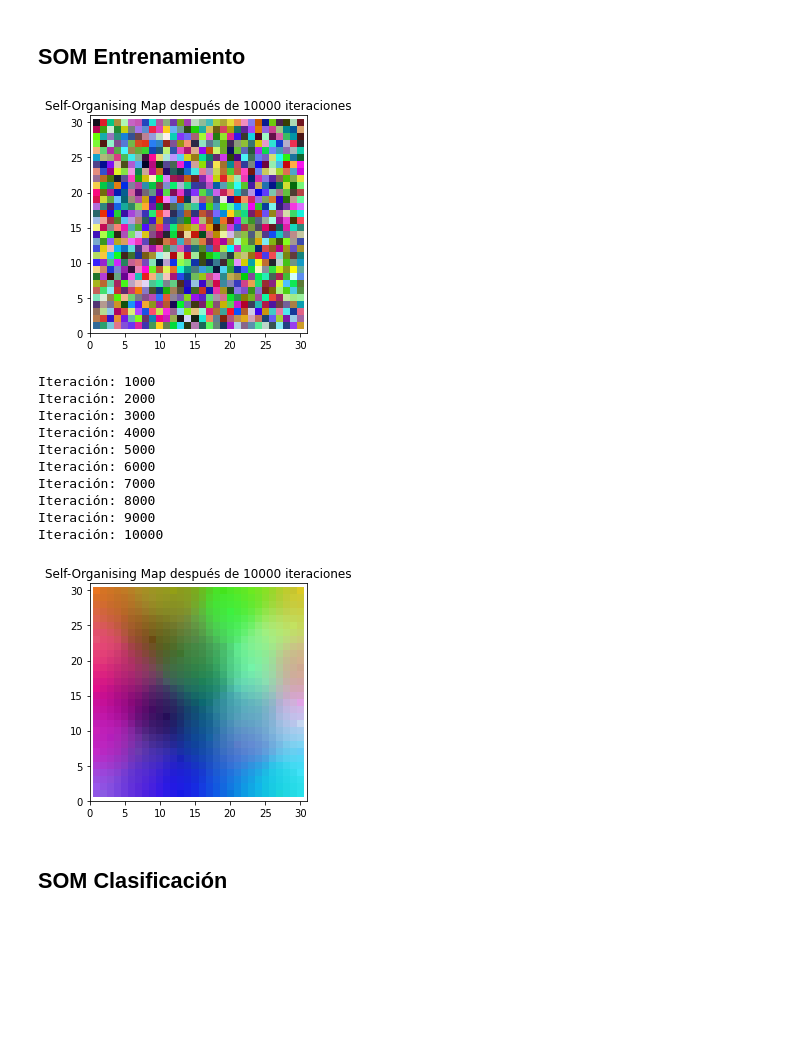
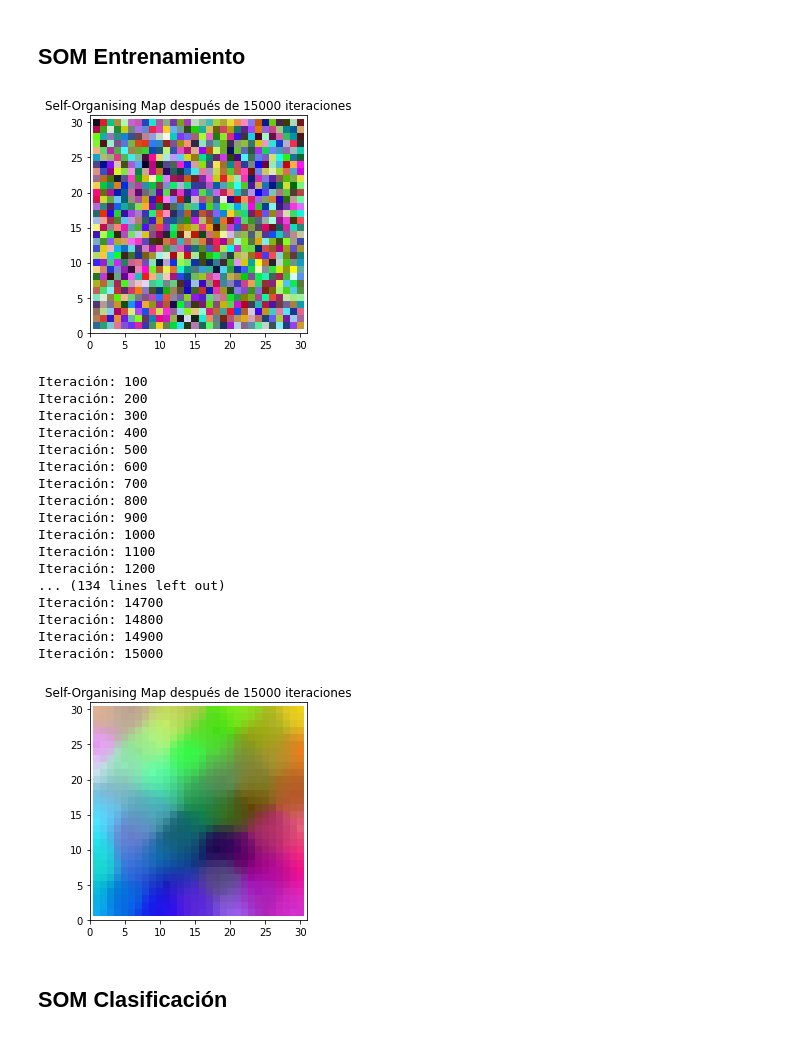
Before and after one commit to marcos261099/Practica1IA2, a Jupyter notebook: p1/L1P1-SOM_colores-resultado.ipynb, the cells around one changed output. Saved outputs shown, nothing was run; the diff lists cells and outputs as text; code cells hidden in the pictures; blank space fills up the shorter version.

```diff
--- a/p1/L1P1-SOM_colores-resultado.ipynb
+++ b/p1/L1P1-SOM_colores-resultado.ipynb
@@ -29,8 +29,8 @@ datos=datos.T #hacemos la transpuesta
 # Inicializa tamaño del mapa de Kohonen, número de iteraciones y learning rate
 # Inicializa normalizar_datos dependiendo de si tienes que normalizar los datos o no
 lado_mapa = 30 #25*25 =625, tendremos 900 neuronas
-periodo = 10000 # las veces que se repite
-learning_rate =  0.1 # cuanto se desplaza la neurona
+periodo = 15000 # las veces que se repite
+learning_rate =  0.3 # cuanto se desplaza la neurona
 normalizar_datos = True #normalizamos los datos
 # %% [markdown]
 #### A partir de este punto solo hay cálculos. No se introducen más valores "a mano"
@@ -175,43 +175,50 @@ def histograma3D(datos):
 # %%
 # Entrena la red con el dataset de entrenamiento
 pintar_mapa(matriz_pesos)
 for iteracion in range(periodo):
     aleatorio=np.random.randint(num_datos)
 
     ValoresEscogidos=datos[aleatorio] # como los datos no se van a modificar no hace falta que pongas el .copy()
 
     bmu,bmu_idx=calcular_bmu(ValoresEscogidos,matriz_pesos,False)
 
     learning_rate_actual=variacion_learning_rate(learning_rate,iteracion,periodo)
     matriz_pesos[bmu_idx[0]][bmu_idx[1]]+=learning_rate_actual*(ValoresEscogidos-bmu)
 
     vecindario_actual=variacion_vecindario(vecindario,iteracion,periodo)
 
     for x in range(matriz_pesos.shape[0]):
         for x2 in range(matriz_pesos.shape[1]):
             Coordenadas_Neurona=np.array([x, x2])
             distancia =np.sqrt(np.sum((bmu_idx - Coordenadas_Neurona) ** 2))
             if distancia<=vecindario_actual:
                 amortiguacion=decay(distancia,vecindario_actual)
                 matriz_pesos[x][x2]+= amortiguacion*learning_rate_actual*(ValoresEscogidos-matriz_pesos[x][x2])
 
 
-    if (iteracion+1)%1000==0:
+    if (iteracion+1)%100==0:
         print("Iteración: " + str(iteracion+1))
 pintar_mapa(matriz_pesos)
 # %% [output]
 [figure]
+Iteración: 100
+Iteración: 200
+Iteración: 300
+Iteración: 400
+Iteración: 500
+Iteración: 600
+Iteración: 700
+Iteración: 800
+Iteración: 900
 Iteración: 1000
-Iteración: 2000
-Iteración: 3000
-Iteración: 4000
-Iteración: 5000
-Iteración: 6000
-Iteración: 7000
-Iteración: 8000
-Iteración: 9000
-Iteración: 10000
+Iteración: 1100
+Iteración: 1200
+... (134 lines left out)
+Iteración: 14700
+Iteración: 14800
+Iteración: 14900
+Iteración: 15000
-[figure, old version]
+[figure, new version]
 # %% [markdown]
 ## SOM Clasificación
 # %%
```
Also changed, not shown: parts of 3 cells of this notebook, 6 other files.
